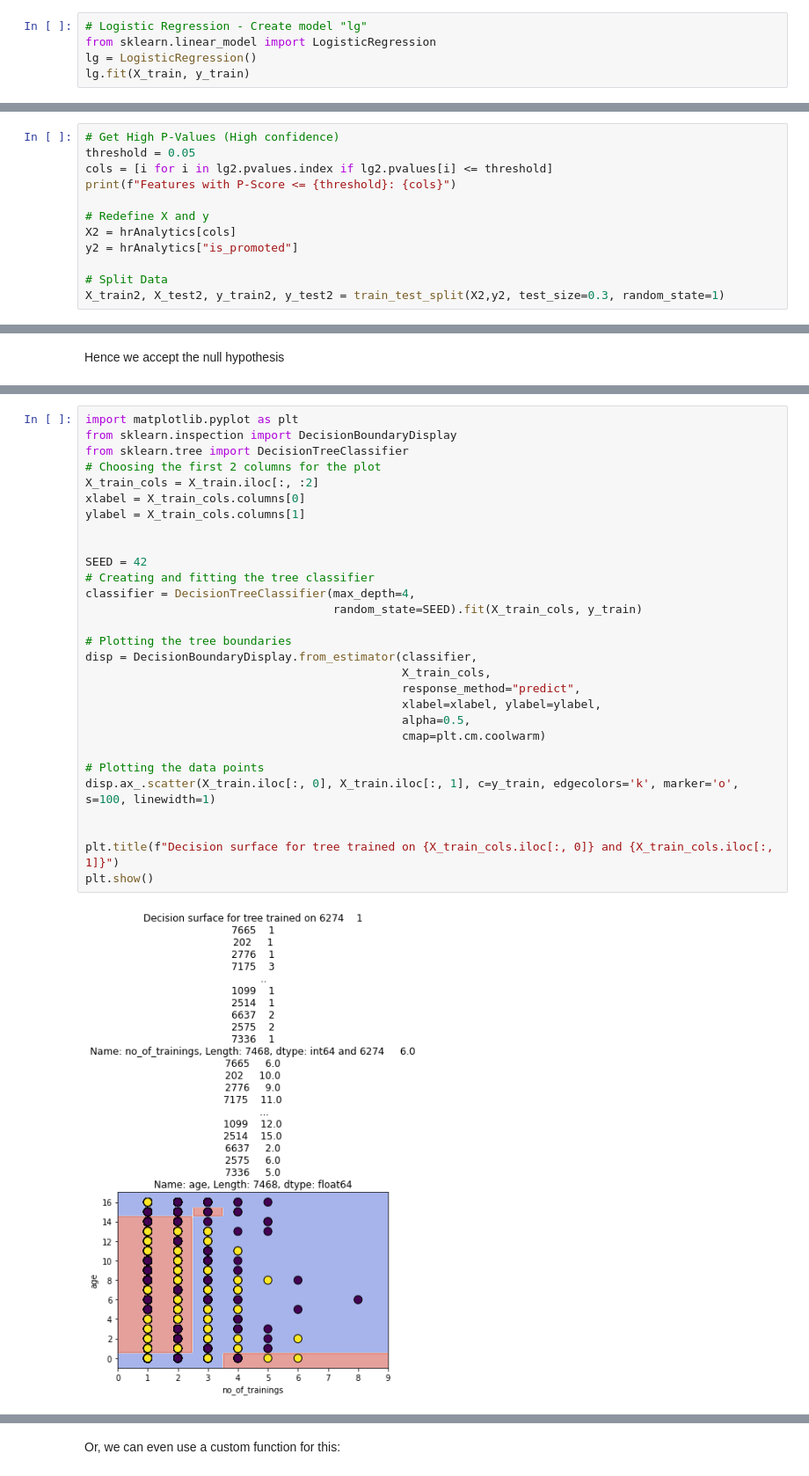
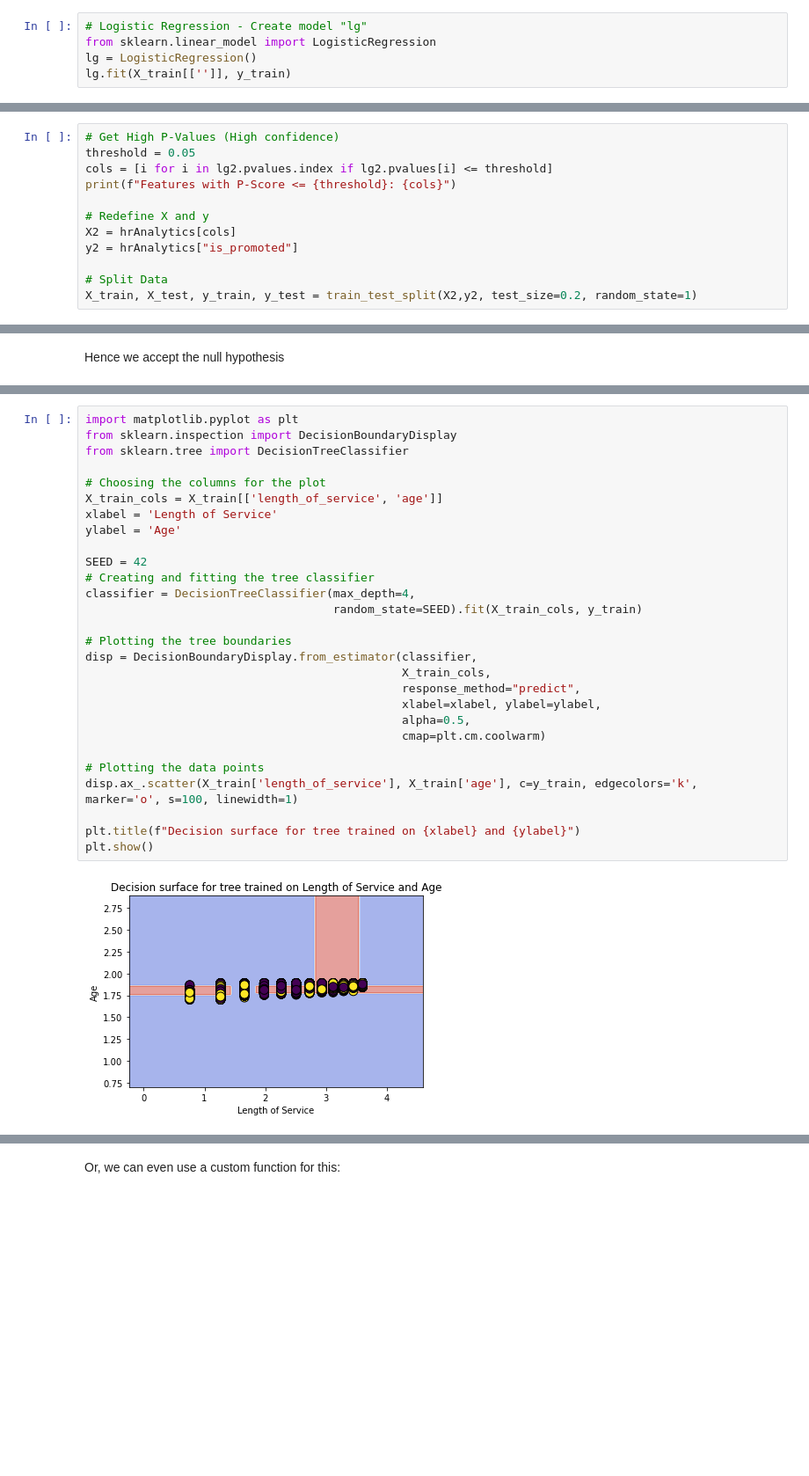
Before and after one commit to SamuelkohP04/Machine-Learning-with-HR-Analytics, a Jupyter notebook: ML_Assignment_2.ipynb, the cells around one changed output, grey strips where cells are left out. Shown at 88% size. Saved outputs shown, nothing was run; the diff lists cells and outputs as text; blank space fills up the shorter version.

Commit message:
Did more decision boundaries, now i implemented better models for predictions that are more granular, shown in decision boundary

```diff
--- a/ML_Assignment_2.ipynb
+++ b/ML_Assignment_2.ipynb
@@ -213,7 +214,7 @@ Logistic Regression
 # Logistic Regression - Create model "lg"
 from sklearn.linear_model import LogisticRegression
 lg = LogisticRegression()
-lg.fit(X_train, y_train)
+lg.fit(X_train[['']], y_train)
 # %% [output]
 STOP: TOTAL NO. of ITERATIONS REACHED LIMIT.
 
@@ -422,5 +424,5 @@ X2 = hrAnalytics[cols]
 y2 = hrAnalytics["is_promoted"]
 
 # Split Data
-X_train2, X_test2, y_train2, y_test2 = train_test_split(X2,y2, test_size=0.3, random_state=1)
+X_train, X_test, y_train, y_test = train_test_split(X2,y2, test_size=0.2, random_state=1)
 # %% [output]
@@ -436,31 +494,30 @@ xlabel
 # %%
 import matplotlib.pyplot as plt
 from sklearn.inspection import DecisionBoundaryDisplay
 from sklearn.tree import DecisionTreeClassifier
-# Choosing the first 2 columns for the plot
-X_train_cols = X_train.iloc[:, :2]
-xlabel = X_train_cols.columns[0]
-ylabel = X_train_cols.columns[1]
 
+# Choosing the columns for the plot
+X_train_cols = X_train[['length_of_service', 'age']]
+xlabel = 'Length of Service'
+ylabel = 'Age'
 
 SEED = 42
 # Creating and fitting the tree classifier
 classifier = DecisionTreeClassifier(max_depth=4,
                                     random_state=SEED).fit(X_train_cols, y_train)
 
 # Plotting the tree boundaries
 disp = DecisionBoundaryDisplay.from_estimator(classifier,
                                               X_train_cols,
                                               response_method="predict",
                                               xlabel=xlabel, ylabel=ylabel,
                                               alpha=0.5,
                                               cmap=plt.cm.coolwarm)
 
 # Plotting the data points
-disp.ax_.scatter(X_train.iloc[:, 0], X_train.iloc[:, 1], c=y_train, edgecolors='k', marker='o', s=100, linewidth=1)
+disp.ax_.scatter(X_train['length_of_service'], X_train['age'], c=y_train, edgecolors='k', marker='o', s=100, linewidth=1)
 
-
-plt.title(f"Decision surface for tree trained on {X_train_cols.iloc[:, 0]} and {X_train_cols.iloc[:, 1]}")
+plt.title(f"Decision surface for tree trained on {xlabel} and {ylabel}")
 plt.show()
 # %% [output]
-[figure, old version]
+[figure, new version]
```
Also changed, not shown: parts of 28 cells of this notebook, 1 other file.
